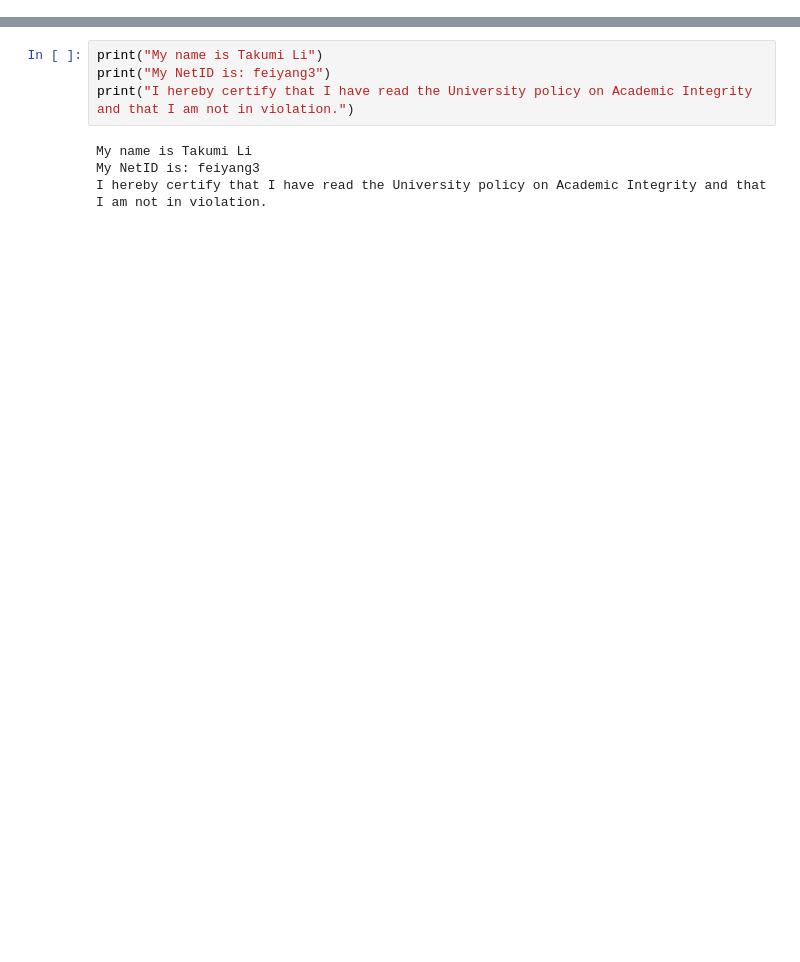
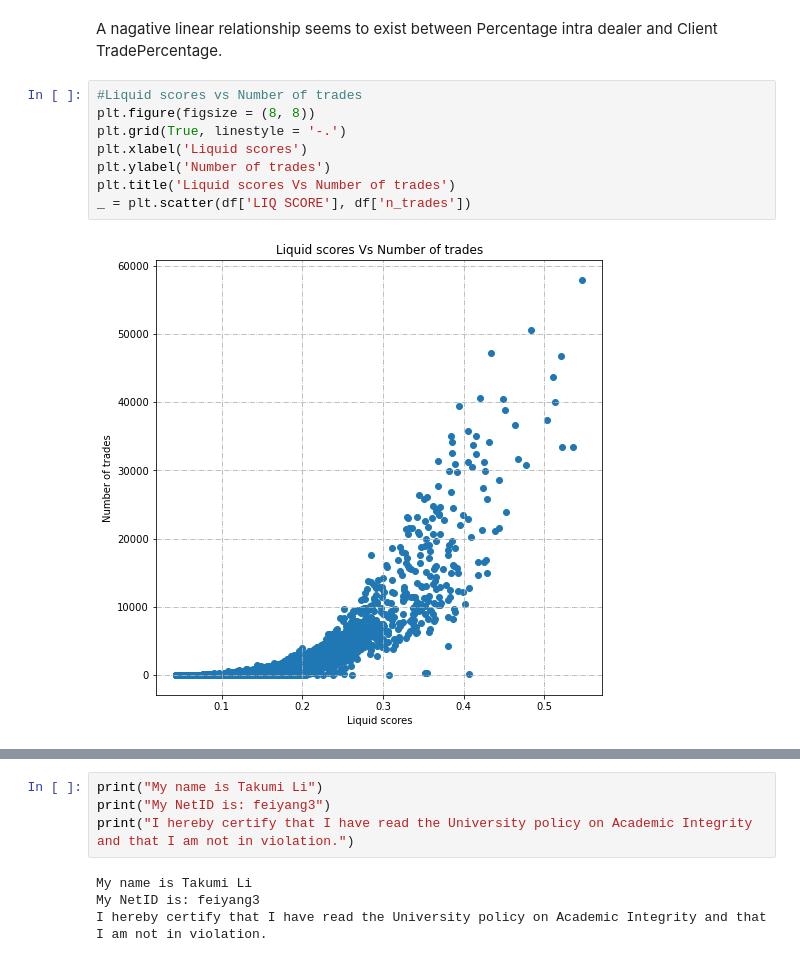
Before and after one commit to TakumiDawn/Machine-Learning-in-Finance-Lab, a Jupyter notebook: IE517_F20_HW3/HW3.ipynb, the cells around one changed output, grey strips where cells are left out. Drawn from its saved outputs; the diff is of its cells as text; blank space fills up the shorter version.

```diff
--- a/IE517_F20_HW3/HW3.ipynb
+++ b/IE517_F20_HW3/HW3.ipynb
@@ -113,0 +71,12 @@ plt.show()
+# %% [markdown]
+A nagative linear relationship seems to exist between Percentage intra dealer and Client TradePercentage.
+# %%
+#Liquid scores vs Number of trades
+plt.figure(figsize = (8, 8))
+plt.grid(True, linestyle = '-.')
+plt.xlabel('Liquid scores')
+plt.ylabel('Number of trades')
+plt.title('Liquid scores Vs Number of trades')
+_ = plt.scatter(df['LIQ SCORE'], df['n_trades'])
+# %% [output]
+[figure, added]
```
Also changed, not shown: parts of 30 cells of this notebook.
